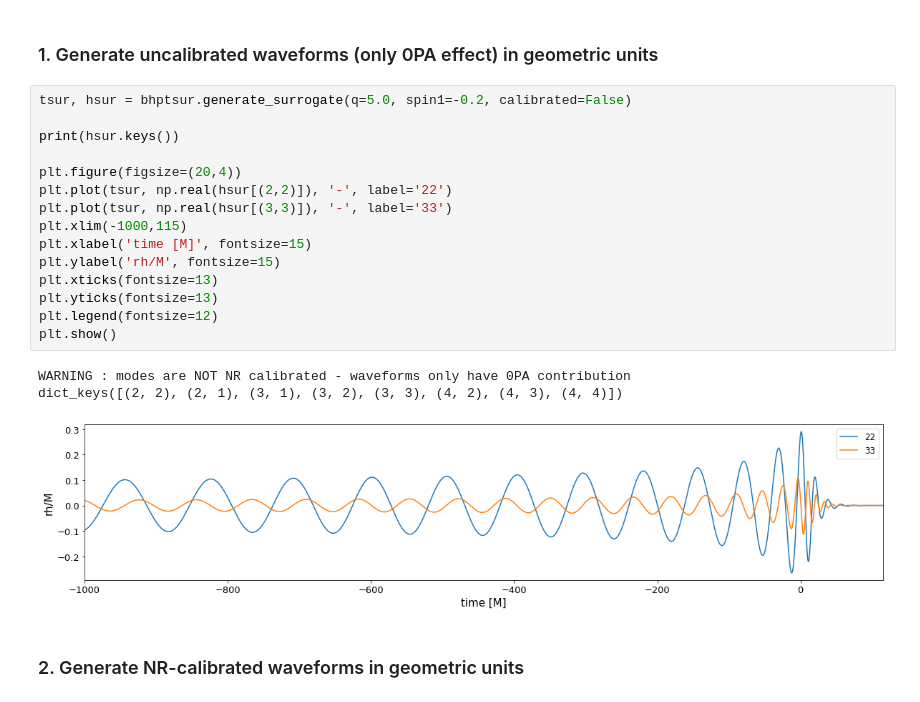
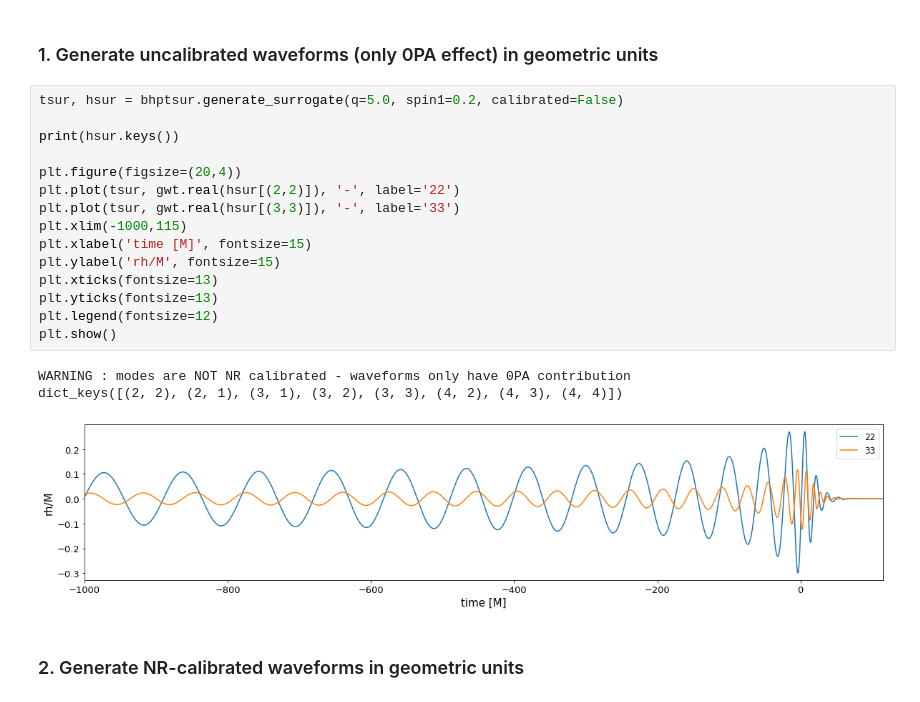
Before and after one commit to BlackHolePerturbationToolkit/BHPTNRSurrogate, a Jupyter notebook: tutorials/BHPTNRSur2dq1e3/BHPTNRSur2dq1e3_notebook.ipynb, the cells around one changed output. Drawn from its saved outputs; the diff is of its cells as text.

```diff
--- a/tutorials/BHPTNRSur2dq1e3/BHPTNRSur2dq1e3_notebook.ipynb
+++ b/tutorials/BHPTNRSur2dq1e3/BHPTNRSur2dq1e3_notebook.ipynb
@@ -53,23 +44,23 @@ WARNING : modes are NOT NR calibrated - waveforms only have 0PA contribution
 # %% [markdown]
 ### 1. Generate uncalibrated waveforms (only 0PA effect) in geometric units
 # %%
-tsur, hsur = bhptsur.generate_surrogate(q=5.0, spin1=-0.2, calibrated=False)
+tsur, hsur = bhptsur.generate_surrogate(q=5.0, spin1=0.2, calibrated=False)
 
 print(hsur.keys())
 
 plt.figure(figsize=(20,4))
-plt.plot(tsur, np.real(hsur[(2,2)]), '-', label='22')
-plt.plot(tsur, np.real(hsur[(3,3)]), '-', label='33')
+plt.plot(tsur, gwt.real(hsur[(2,2)]), '-', label='22')
+plt.plot(tsur, gwt.real(hsur[(3,3)]), '-', label='33')
 plt.xlim(-1000,115)
 plt.xlabel('time [M]', fontsize=15)
 plt.ylabel('rh/M', fontsize=15)
 plt.xticks(fontsize=13)
 plt.yticks(fontsize=13)
 plt.legend(fontsize=12)
 plt.show()
 # %% [output]
 WARNING : modes are NOT NR calibrated - waveforms only have 0PA contribution
 dict_keys([(2, 2), (2, 1), (3, 1), (3, 2), (3, 3), (4, 2), (4, 3), (4, 4)])
-[figure, old version]
+[figure, new version]
 # %% [markdown]
 ### 2. Generate NR-calibrated waveforms in geometric units
```
Also changed, not shown: parts of 13 cells of this notebook, 7 other files.
